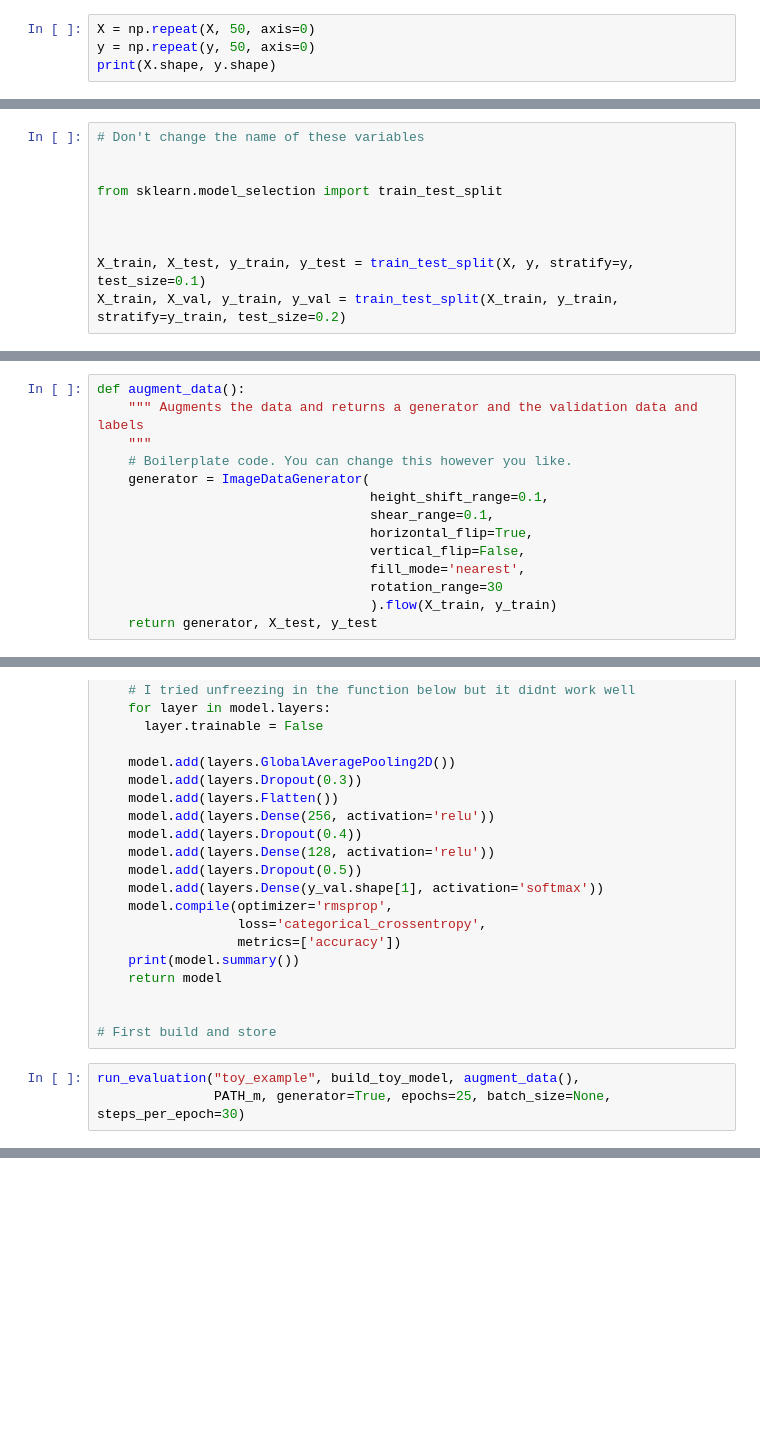
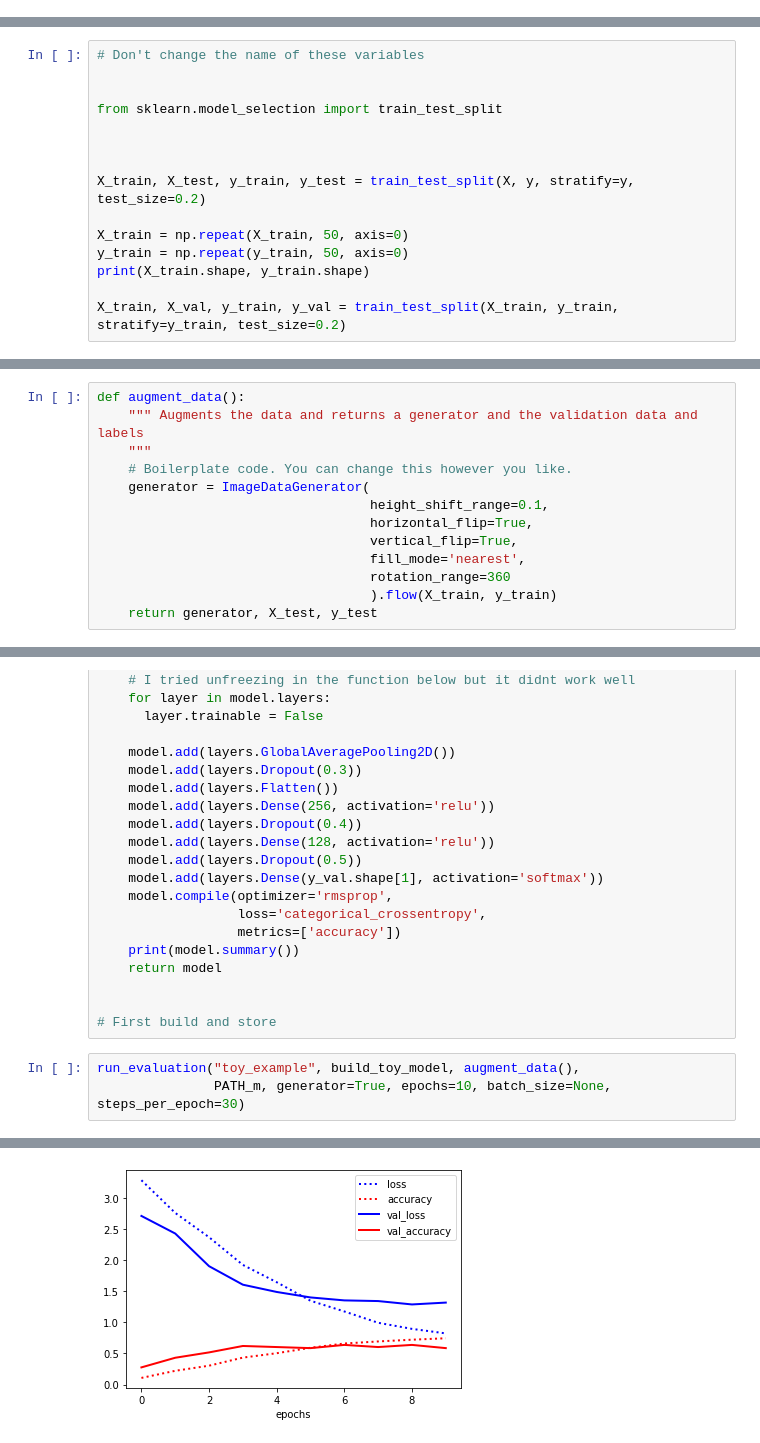
Before and after one commit to JfmGijsbers/2AMV10-group-16, a Jupyter notebook: run2.ipynb, the cells around one changed output, grey strips where cells are left out. Saved outputs shown, nothing was run; the diff lists cells and outputs as text; blank space fills up the shorter version.

```diff
--- a/run2.ipynb
+++ b/run2.ipynb
@@ -177,6 +179,2 @@ X.shape
-# %%
-X = np.repeat(X, 50, axis=0)
-y = np.repeat(y, 50, axis=0)
-print(X.shape, y.shape)
 # %%
 plt.imshow(X[1])
@@ -190,5 +209,10 @@ from sklearn.model_selection import train_test_split
 
 
 
-X_train, X_test, y_train, y_test = train_test_split(X, y, stratify=y, test_size=0.1)
+X_train, X_test, y_train, y_test = train_test_split(X, y, stratify=y, test_size=0.2)
+
+X_train = np.repeat(X_train, 50, axis=0)
+y_train = np.repeat(y_train, 50, axis=0)
+print(X_train.shape, y_train.shape)
+
 X_train, X_val, y_train, y_val = train_test_split(X_train, y_train, stratify=y_train, test_size=0.2)
@@ -414,11 +499,10 @@ def augment_data():
     # Boilerplate code. You can change this however you like.
     generator = ImageDataGenerator(
                                    height_shift_range=0.1,
-                                   shear_range=0.1,
                                    horizontal_flip=True,
-                                   vertical_flip=False,
+                                   vertical_flip=True,
                                    fill_mode='nearest',
-                                   rotation_range=30
+                                   rotation_range=360
                                    ).flow(X_train, y_train)
     return generator, X_test, y_test
 # %%
@@ -459,4 +543,5 @@ def build_toy_model():
 # First build and store
 # %%
 run_evaluation("toy_example", build_toy_model, augment_data(),
-               PATH_m, generator=True, epochs=25, batch_size=None, steps_per_epoch=30)
+               PATH_m, generator=True, epochs=10, batch_size=None, steps_per_epoch=30)
+# %% [output]
@@ -462,0 +565 @@ run_evaluation("toy_example", build_toy_model, augment_data(),
+[figure, added]
```
Also changed, not shown: parts of 23 cells of this notebook, 3 other files.
